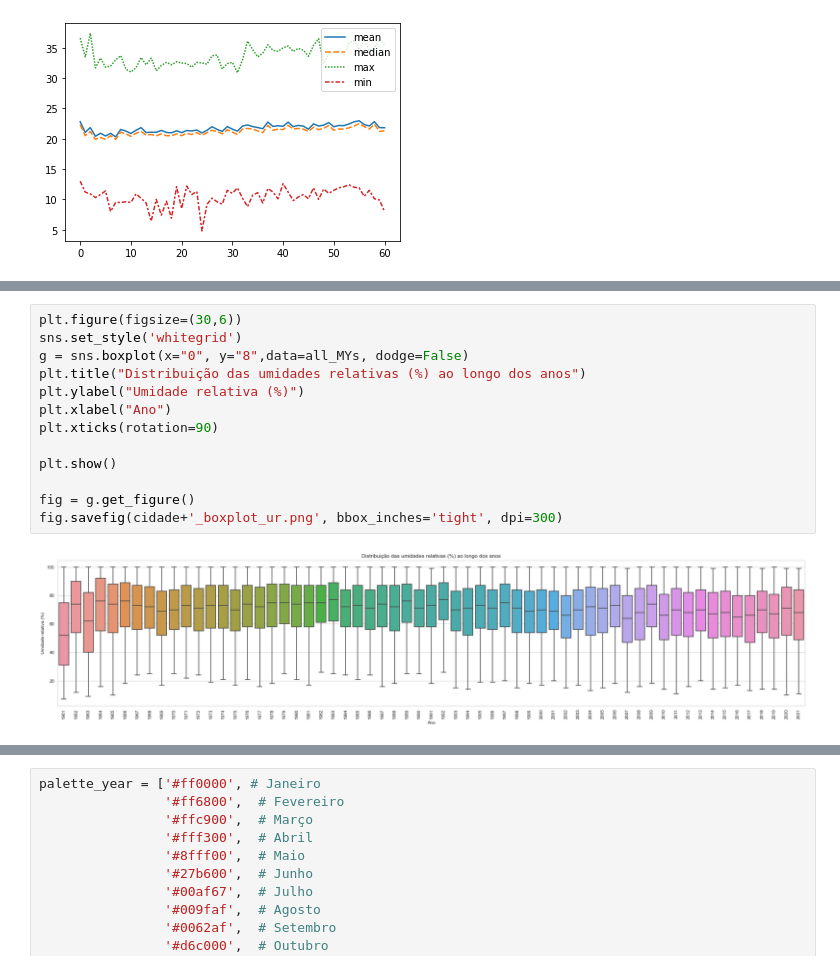
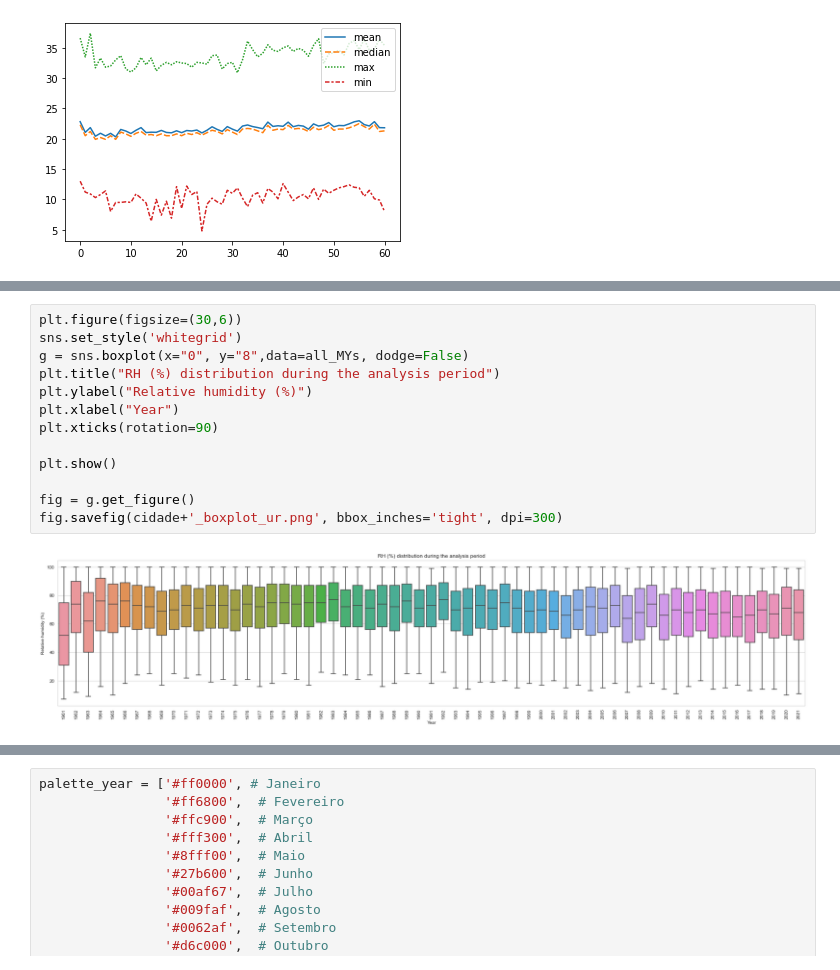
Before and after one commit to matheusbracht/epw_compare, a Jupyter notebook: analysis_MYs.ipynb, the cells around one changed output, grey strips where cells are left out. Drawn from its saved outputs; the diff is of its cells as text.

```diff
--- a/analysis_MYs.ipynb
+++ b/analysis_MYs.ipynb
@@ -115,18 +115,18 @@ plt.show()
 # %%
 plt.figure(figsize=(30,6))
 sns.set_style('whitegrid')
 g = sns.boxplot(x="0", y="8",data=all_MYs, dodge=False)
-plt.title("Distribuição das umidades relativas (%) ao longo dos anos")
-plt.ylabel("Umidade relativa (%)")
-plt.xlabel("Ano")
+plt.title("RH (%) distribution during the analysis period")
+plt.ylabel("Relative humidity (%)")
+plt.xlabel("Year")
 plt.xticks(rotation=90)
 
 plt.show()
 
 fig = g.get_figure()
 fig.savefig(cidade+'_boxplot_ur.png', bbox_inches='tight', dpi=300)
 # %% [output]
-[figure, old version]
+[figure, new version]
 # %%
 plt.figure(figsize=(30,6))
 sns.set_style('whitegrid')
```
Also changed, not shown: parts of 9 cells of this notebook.
